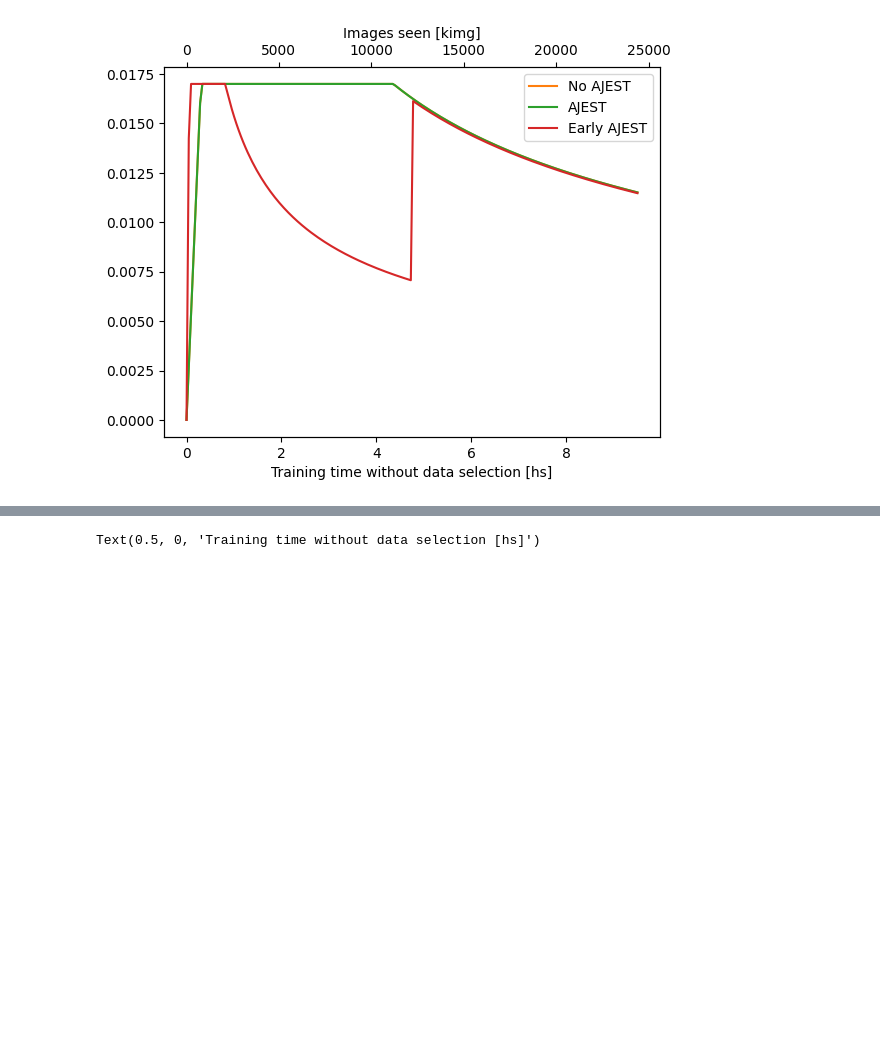
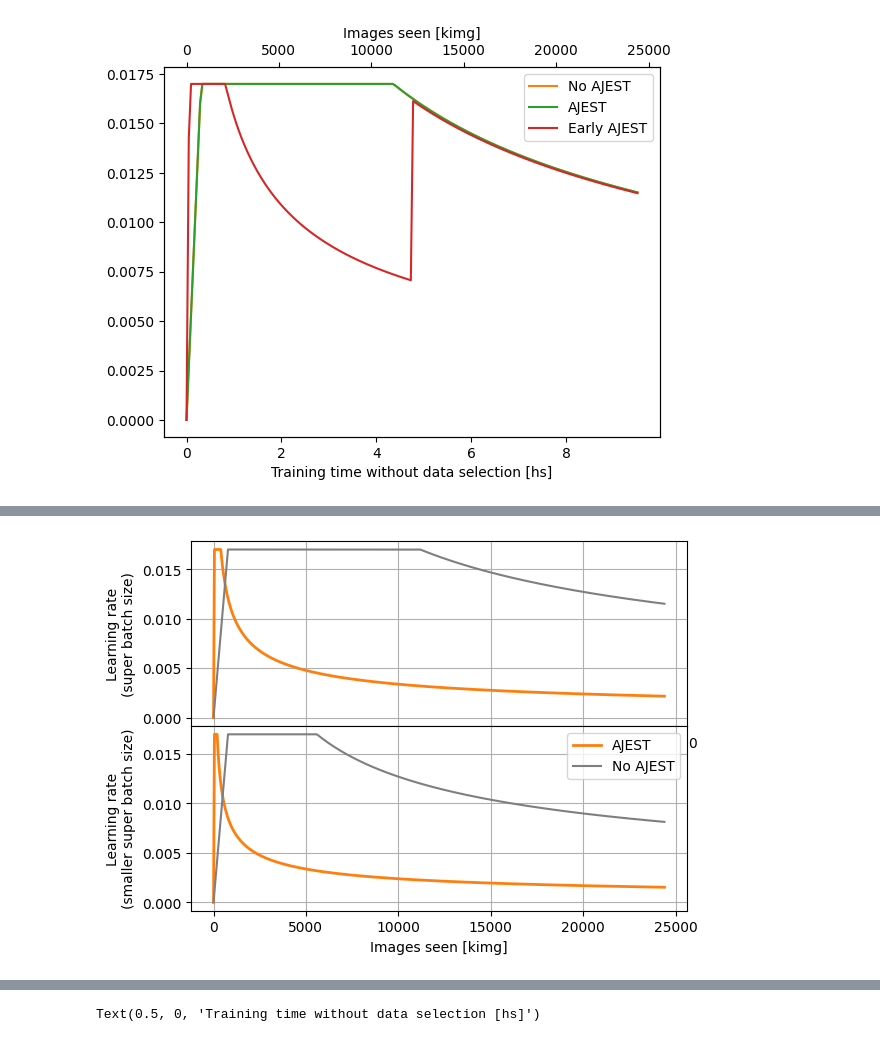
Before and after one commit to 0xInfty/Autoguided, a Jupyter notebook: Images/analysis/LearningRate.ipynb, the cells around one changed output, grey strips where cells are left out. Drawn from its saved outputs; the diff is of its cells as text; code cells hidden in the pictures; blank space fills up the shorter version.

```diff
--- a/Images/analysis/LearningRate.ipynb
+++ b/Images/analysis/LearningRate.ipynb
@@ -178,0 +246,15 @@ Text(0.5, 0, 'Training time without data selection [hs]')
+# %%
+fig, axes = plt.subplots(nrows=2, gridspec_kw=dict(hspace=0))
+
+axes[0].plot(cur_nimg/1e3, lr_ajest, color="C1", label="AJEST", linewidth=2)
+axes[0].plot(cur_nimg/1e3, lr_no_ajest, color="C7", label="No AJEST", linewidth=1.5)
+
+axes[1].plot(cur_nimg/1e3, lr_ajest_s, color="C1", label="AJEST", linewidth=2)
+axes[1].plot(cur_nimg/1e3, lr_no_ajest_s, color="C7", label="No AJEST", linewidth=1.5)
+
+plt.xlabel("Images seen [kimg]")
+plt.legend()
+for ax, label in zip(axes, ["", "smaller "]):
+    ax.grid(); ax.set_ylabel("Learning rate\n("+label+"super batch size)")
+# %% [output]
+[figure, added]
```
Also changed, not shown: parts of 41 cells of this notebook, 1 other file.
